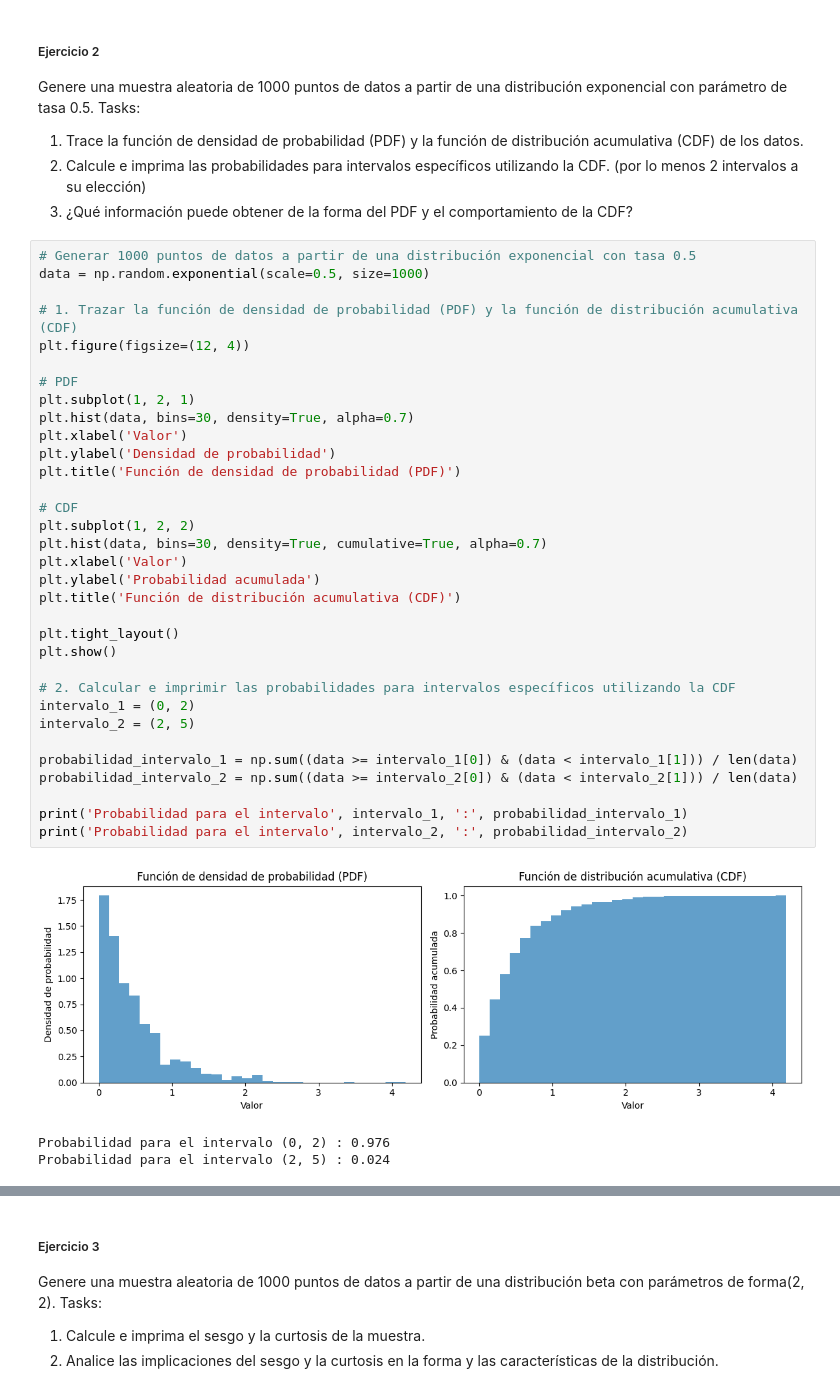
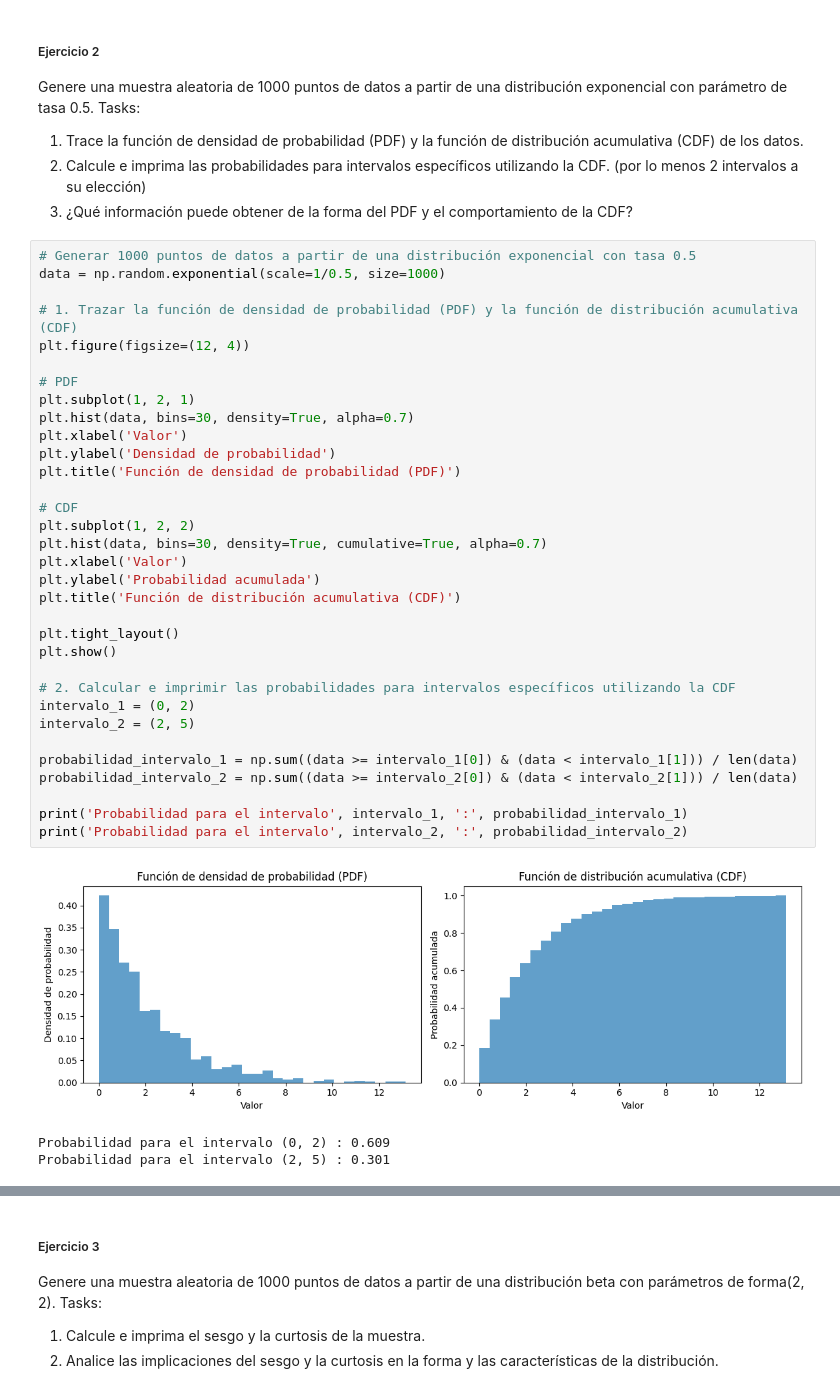
Before and after one commit to 20Candy/Lab1_Simulacion, a Jupyter notebook: main.ipynb, the cells around one changed output, grey strips where cells are left out. Drawn from its saved outputs; the diff is of its cells as text.

```diff
--- a/main.ipynb
+++ b/main.ipynb
@@ -59,41 +60,41 @@ Tasks:
 3. ¿Qué información puede obtener de la forma del PDF y el comportamiento de la CDF?
 # %%
 # Generar 1000 puntos de datos a partir de una distribución exponencial con tasa 0.5
-data = np.random.exponential(scale=0.5, size=1000)
+data = np.random.exponential(scale=1/0.5, size=1000)
 
 # 1. Trazar la función de densidad de probabilidad (PDF) y la función de distribución acumulativa (CDF)
 plt.figure(figsize=(12, 4))
 
 # PDF
 plt.subplot(1, 2, 1)
 plt.hist(data, bins=30, density=True, alpha=0.7)
 plt.xlabel('Valor')
 plt.ylabel('Densidad de probabilidad')
 plt.title('Función de densidad de probabilidad (PDF)')
 
 # CDF
 plt.subplot(1, 2, 2)
 plt.hist(data, bins=30, density=True, cumulative=True, alpha=0.7)
 plt.xlabel('Valor')
 plt.ylabel('Probabilidad acumulada')
 plt.title('Función de distribución acumulativa (CDF)')
 
 plt.tight_layout()
 plt.show()
 
 # 2. Calcular e imprimir las probabilidades para intervalos específicos utilizando la CDF
 intervalo_1 = (0, 2)
 intervalo_2 = (2, 5)
 
 probabilidad_intervalo_1 = np.sum((data >= intervalo_1[0]) & (data < intervalo_1[1])) / len(data)
 probabilidad_intervalo_2 = np.sum((data >= intervalo_2[0]) & (data < intervalo_2[1])) / len(data)
 
 print('Probabilidad para el intervalo', intervalo_1, ':', probabilidad_intervalo_1)
 print('Probabilidad para el intervalo', intervalo_2, ':', probabilidad_intervalo_2)
 # %% [output]
-[figure, old version]
+[figure, new version]
-Probabilidad para el intervalo (0, 2) : 0.976
-Probabilidad para el intervalo (2, 5) : 0.024
+Probabilidad para el intervalo (0, 2) : 0.609
+Probabilidad para el intervalo (2, 5) : 0.301
 # %% [markdown]
 La información que se puede obtener de la forma del PDF es cómo se distribuyen los datos en términos de su densidad de probabilidad. En este caso, al tratarse de una distribución exponencial, la forma del PDF será decreciente, lo que indica que los valores más pequeños tienen una mayor densidad de probabilidad que los valores más grandes.
 
```
Also changed, not shown: parts of 7 cells of this notebook.
